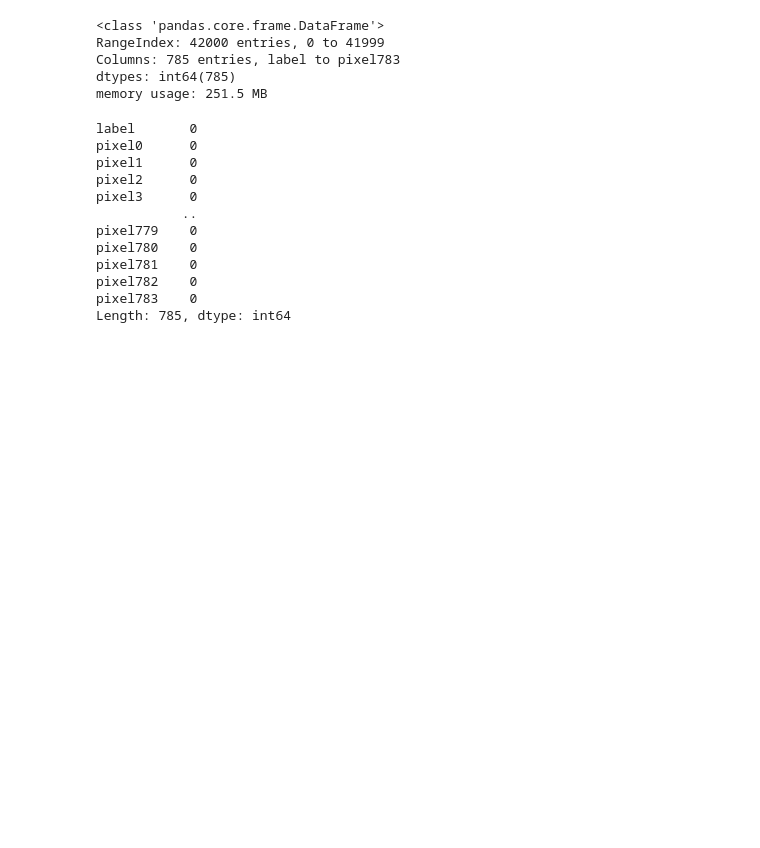
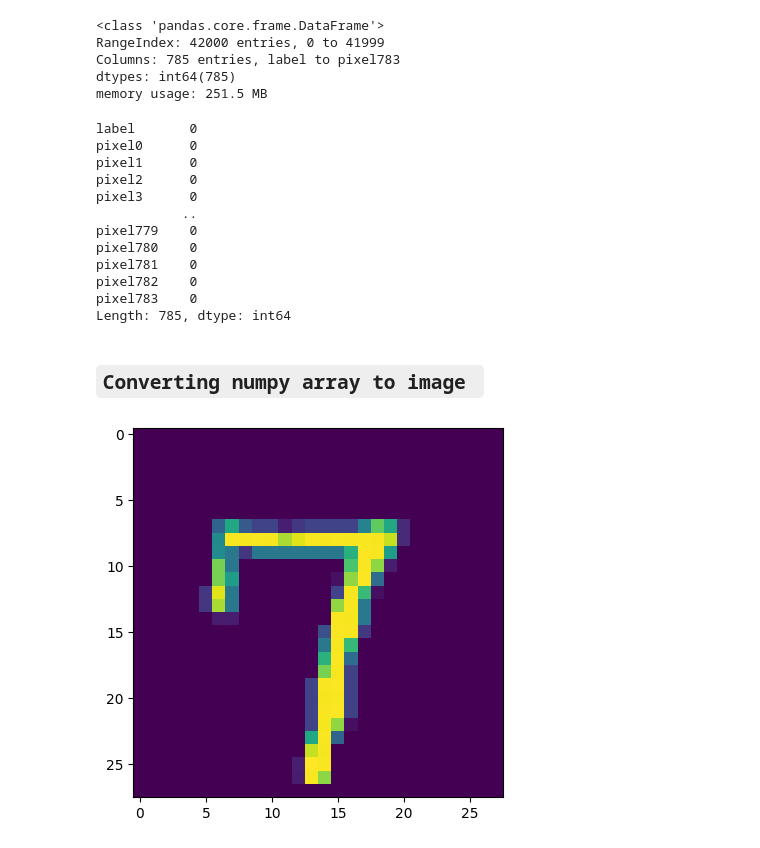
Before and after one commit to satyam1256/Data_Science, a Jupyter notebook: Machine_Learning/Projects/Handwritten Digit Recognizer/index.ipynb, the cells around one changed output. Cells and saved outputs as stored; diff of their text form; code cells hidden in the pictures; blank space fills up the shorter version.

```diff
--- a/Machine_Learning/Projects/Handwritten Digit Recognizer/index.ipynb
+++ b/Machine_Learning/Projects/Handwritten Digit Recognizer/index.ipynb
@@ -51,8 +51,9 @@ import numpy as np
 import matplotlib.pyplot as plt
 import seaborn as sns
 # %%
-data = pd.read_csv('./datasets/train.csv')
-data.head(10)
+train = pd.read_csv('./datasets/train.csv')
+test = pd.read_csv('./datasets/test.csv')
+train.head(10)
 # %% [output]
 |  | label | pixel0 | pixel1 | pixel2 | pixel3 | pixel4 | pixel5 | pixel6 | pixel7 | pixel8 | ... | ... |
 | 0 | 1 | 0 | 0 | 0 | 0 | 0 | 0 | 0 | 0 | 0 | ... | ... |
@@ -89,3 +90,11 @@ pixel781    0
 pixel782    0
 pixel783    0
 Length: 785, dtype: int64
+# %% [markdown]
+## `Converting numpy array to image `
+# %%
+num = np.array(train.iloc[6, 1:]).reshape(28,28)
+plt.imshow(num)
+plt.show()
+# %% [output]
+[figure, added]
```
Also changed, not shown: parts of 24 cells of this notebook, 1 other file.
